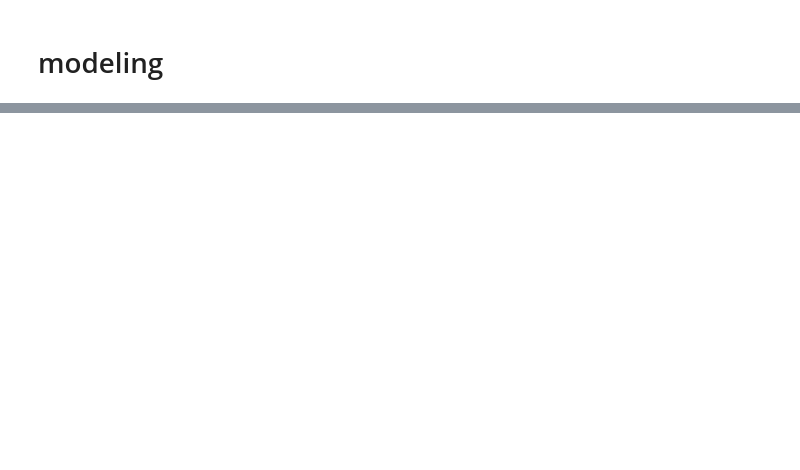
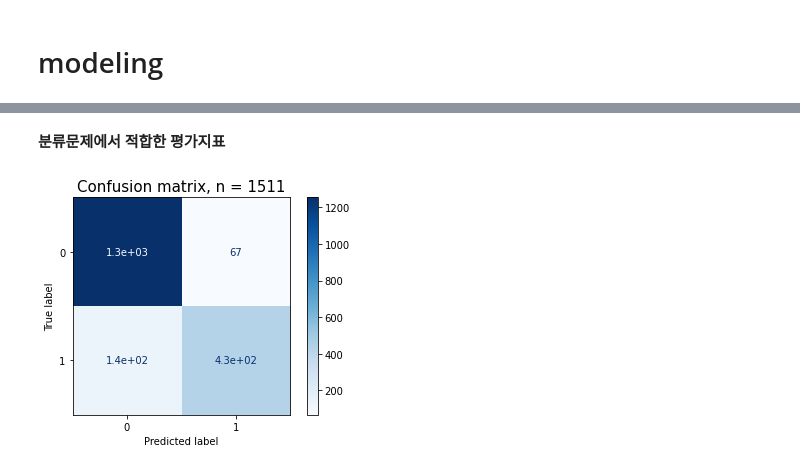
Before and after one commit to Mino94/malicious_pdf_classification, a Jupyter notebook: 악성코드_분류모델_김민호.ipynb, the cells around one changed output, grey strips where cells are left out. Cells and saved outputs as stored; diff of their text form; code cells hidden in the pictures; blank space fills up the shorter version.

```diff
--- a/악성코드_분류모델_김민호.ipynb
+++ b/악성코드_분류모델_김민호.ipynb
@@ -240,0 +330,13 @@ plt.show()
+# %% [markdown]
+**분류문제에서 적합한 평가지표**
+# %%
+from sklearn.metrics import plot_confusion_matrix
+import matplotlib.pyplot as plt
+
+fig, ax = plt.subplots()
+pcm = plot_confusion_matrix(pipe, X_val, y_val,
+                            cmap=plt.cm.Blues,
+                            ax=ax);
+plt.title(f'Confusion matrix, n = {len(y_test)}', fontsize=15);
+# %% [output]
+[figure, added]
```
Also changed, not shown: parts of 46 cells of this notebook.
